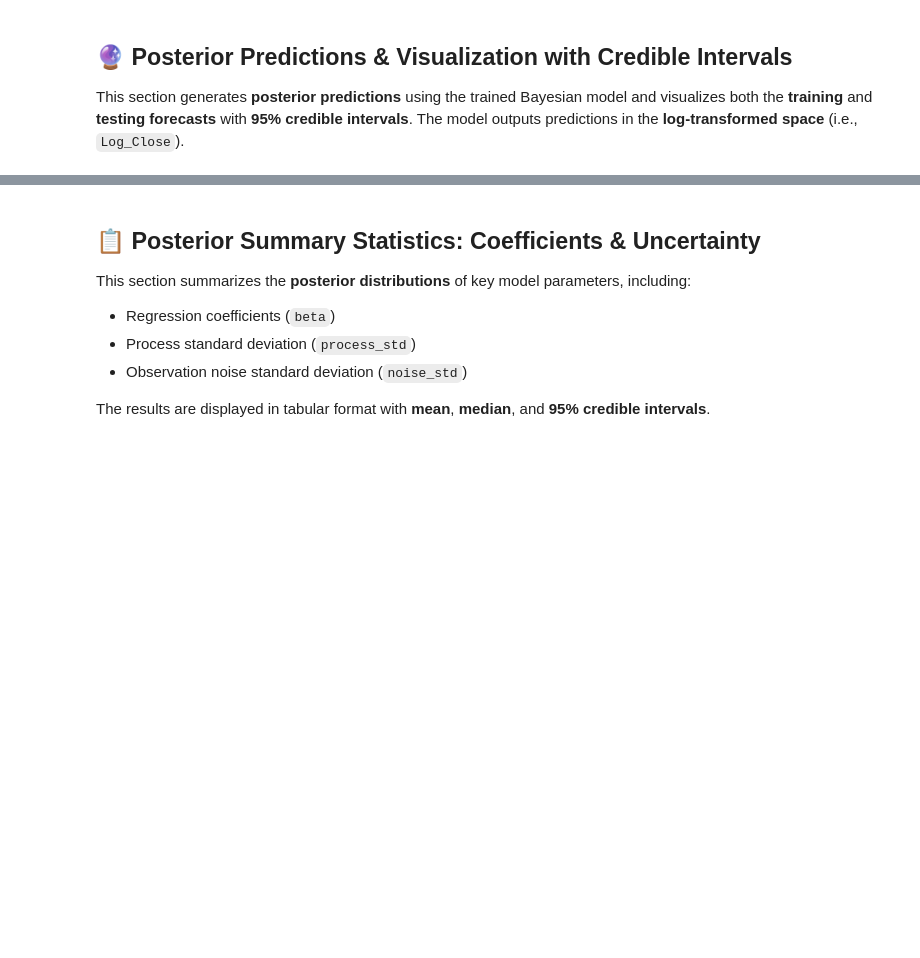
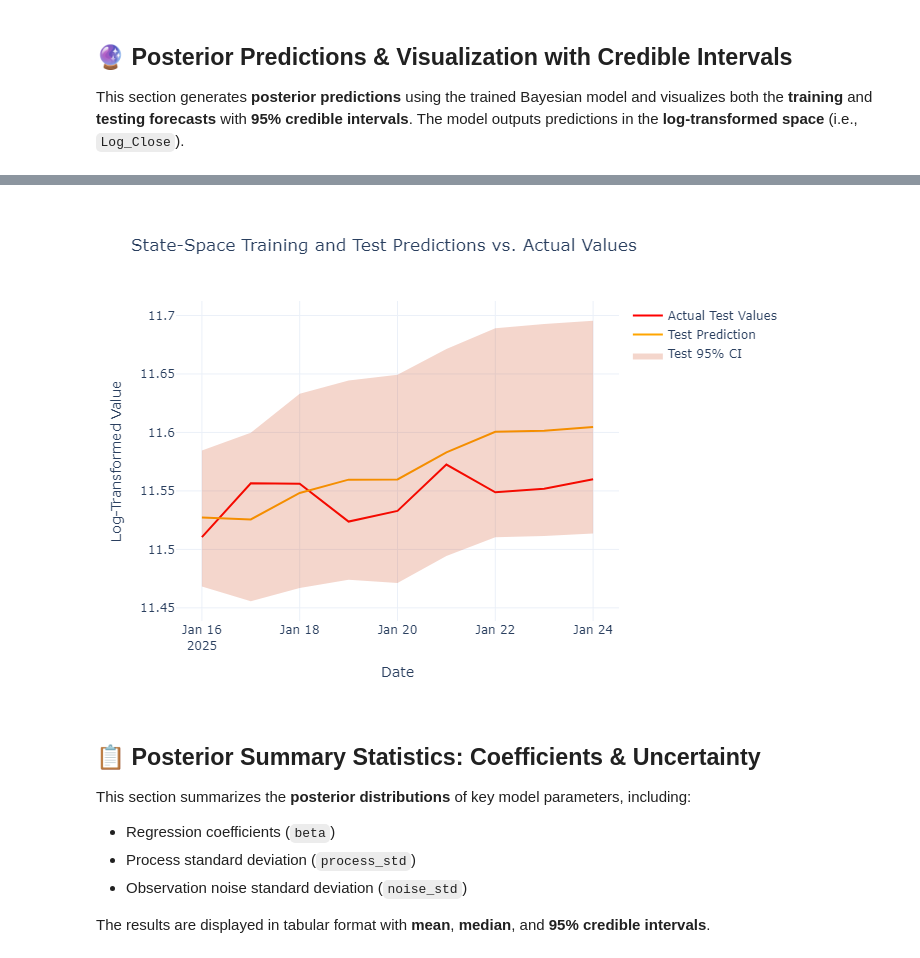
Before and after one commit to islamRiajul/Bitcoin-Forecast-with-Bayesian, a Jupyter notebook: Bitcoin_Project.ipynb, the cells around one changed output, grey strips where cells are left out. Drawn from its saved outputs; the diff is of its cells as text; code cells hidden in the pictures; blank space fills up the shorter version.

```diff
--- a/Bitcoin_Project.ipynb
+++ b/Bitcoin_Project.ipynb
@@ -850,3 +845,16 @@ fig.show()
+# %%
+fig2 = go.Figure()
+# Test data
+fig2.add_trace(go.Scatter(x=test_timestamps, y=test_label, mode='lines', name='Actual Test Values', line=dict(color='red')))
+
+# Test predictions (Keep in log form, no exponentiation)
+fig2.add_trace(go.Scatter(x=test_timestamps, y=test_predictions, mode='lines', name='Test Prediction', line=dict(color='orange')))
+fig2.add_trace(go.Scatter(x=np.concatenate([test_timestamps, test_timestamps[::-1]]), y=np.concatenate([test_upper, test_lower[::-1]]), fill='toself', fillcolor='rgba(200,50,0,0.2)', line=dict(color='rgba(200,50,0,0)'), name='Test 95% CI'))
+
+fig2.update_layout(title="State-Space Training and Test Predictions vs. Actual Values", xaxis_title="Date", yaxis_title="Log-Transformed Value", template="plotly_white")
+fig2.show()
+# %% [output]
+[figure, added]
 # %% [markdown]
 ## 📋 Posterior Summary Statistics: Coefficients & Uncertainty
 
```
Also changed, not shown: parts of 8 cells of this notebook, 1 other file.
